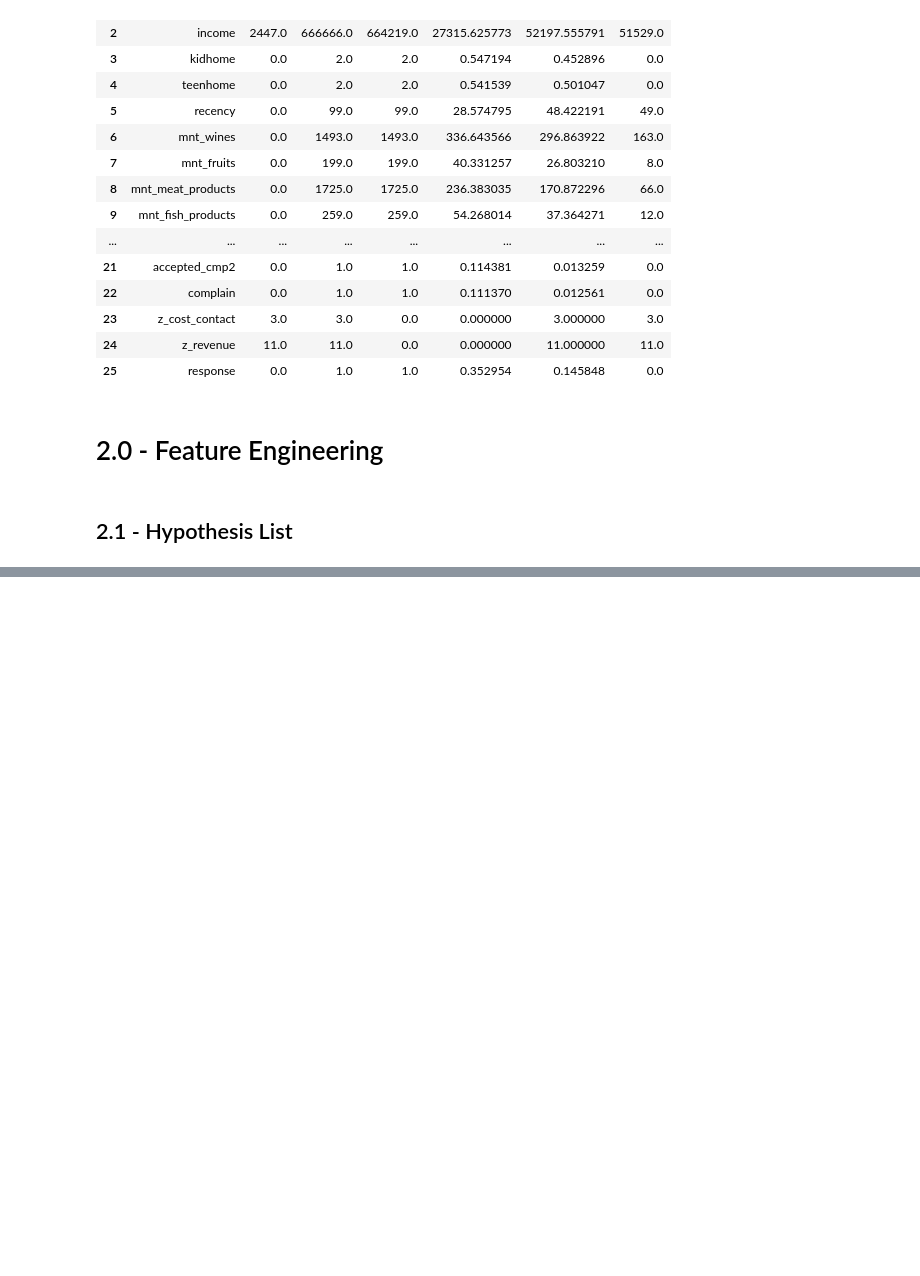
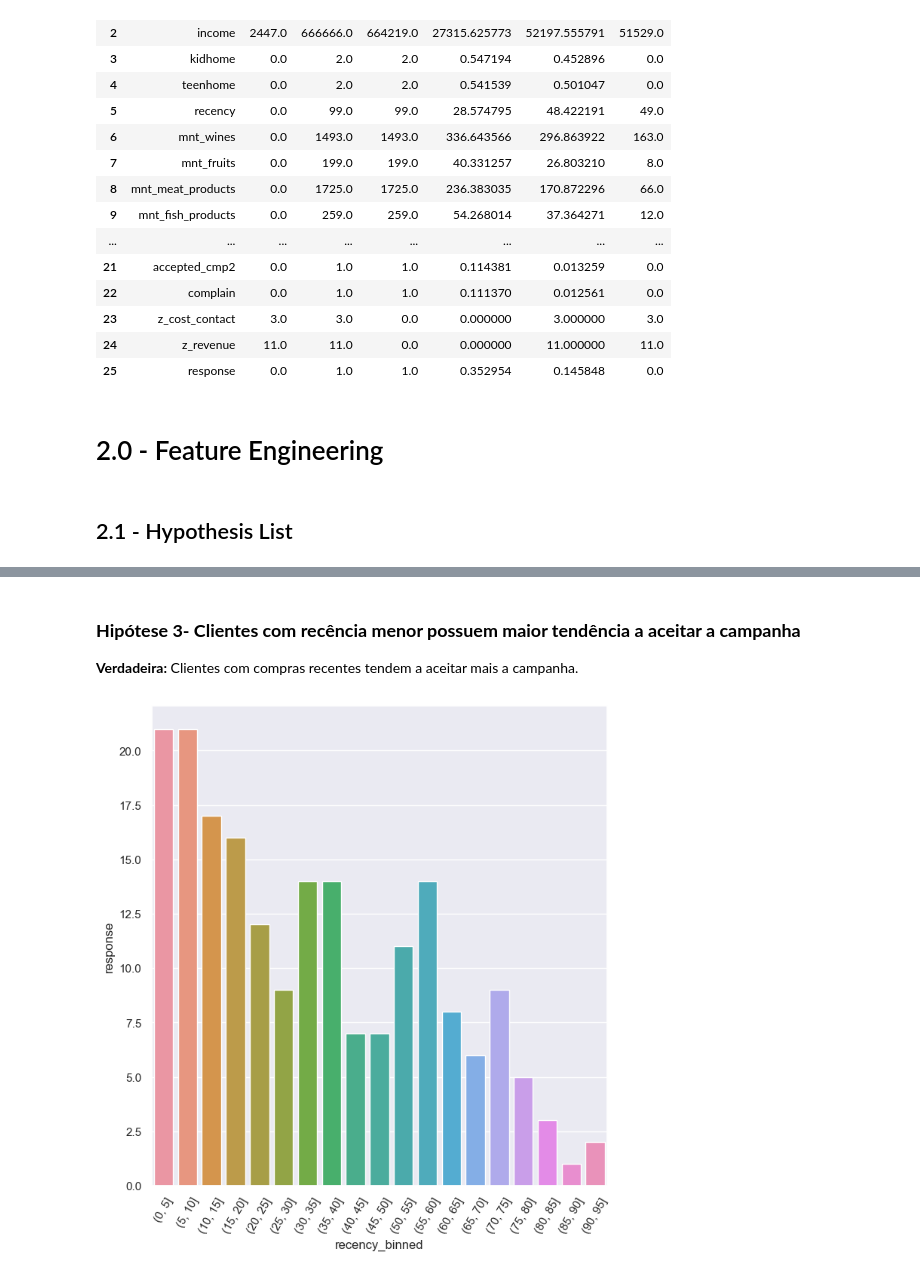
Before and after one commit to andersonrenatobonif/case_food_delivery, a Jupyter notebook: notebooks/v001.ipynb, the cells around one changed output, grey strips where cells are left out. Drawn from its saved outputs; the diff is of its cells as text; code cells hidden in the pictures; blank space fills up the shorter version.

```diff
--- a/notebooks/v001.ipynb
+++ b/notebooks/v001.ipynb
@@ -378,0 +340,14 @@ sns.displot(data=df3, x='income', hue='response',kind="ecdf" );
+# %% [markdown]
+### **Hipótese 3- Clientes com recência menor possuem maior tendência a aceitar a campanha**
+
+**Verdadeira:** Clientes com compras recentes tendem a aceitar mais a campanha.
+# %%
+aux3 = df3[['recency', 'response']].groupby('recency').sum().reset_index()
+
+bins = list(np.arange(0, 100, 5))
+aux3['recency_binned'] = pd.cut(aux3['recency'], bins=bins)
+h3_1 = aux3[['recency_binned', 'response']].groupby('recency_binned').sum().reset_index()
+sns.barplot(x= 'recency_binned', y='response', data=h3_1)
+plt.xticks(rotation=60);
+# %% [output]
+[figure, added]
```
Also changed, not shown: parts of 63 cells of this notebook.
